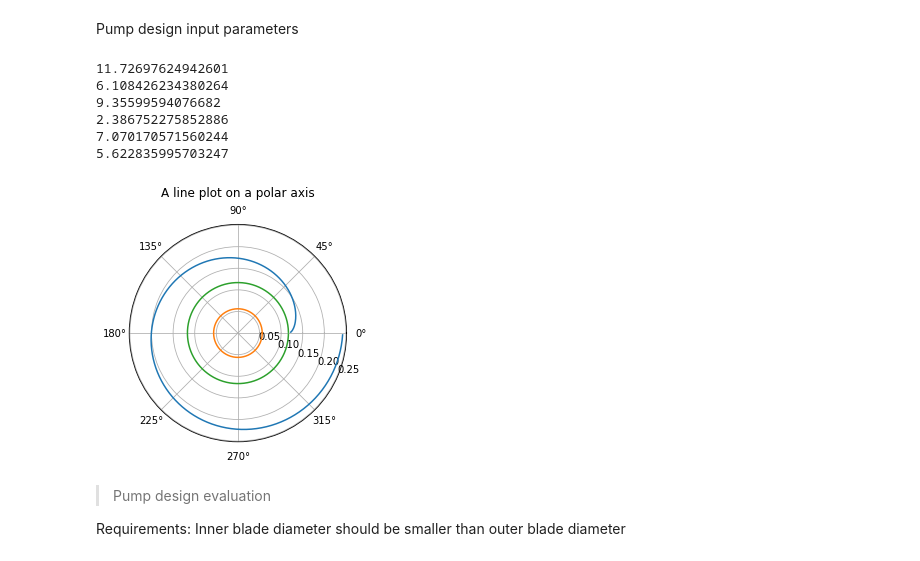
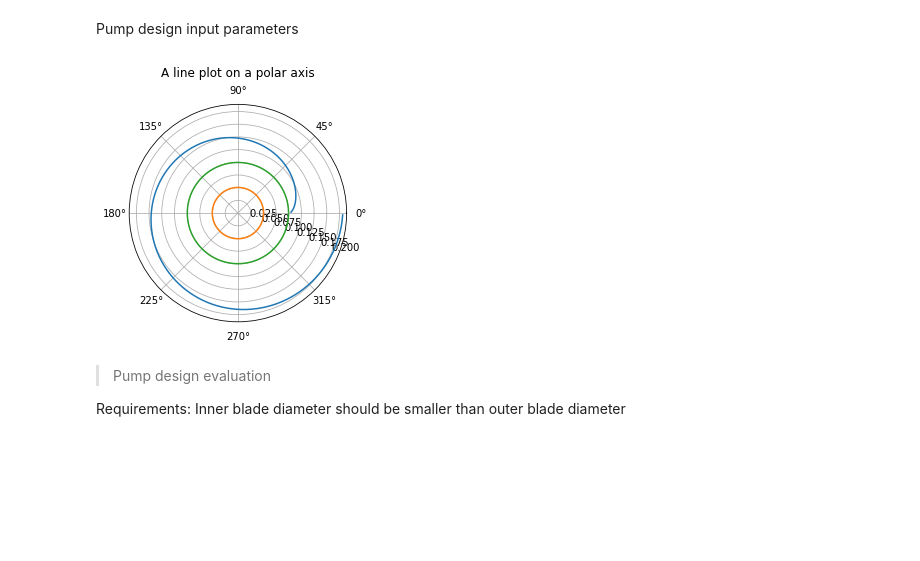
Before and after one commit to jurgbn/centrifugal_pump, a Jupyter notebook: 00_core.ipynb, the cells around one changed output. Saved outputs shown, nothing was run; the diff lists cells and outputs as text; code cells hidden in the pictures; blank space fills up the shorter version.

```diff
--- a/00_core.ipynb
+++ b/00_core.ipynb
@@ -12,15 +12,15 @@ from nbdev.showdoc import *
 # %% [markdown]
 Pump performance specification:
 # %%
-pump_flow = 0.065
-pump_head = 11
+pump_flow = 0.054
+pump_head = 8
 pump_rpm = 1200
 # %% [markdown]
 Pump design input parameters
 # %%
-blade_outlet_angle = 23
+blade_outlet_angle = 30
 number_of_blades = 6
-inlet_impeller_hub_diameter = 0.04
+inlet_impeller_hub_diameter = 0.00
 incidence = 0
 # %%
 #|export
@@ -191,19 +191,14 @@ class PumpDesign:
 
         return pump_design_parameters
 # %%
-design = PumpDesign(fluid="INCOMP::Water", Q_d=pump_flow, H_d=pump_head, n_d=pump_rpm)
+design = PumpDesign(fluid="INCOMP::Water", Q_d=pump_flow, H_d=pump_head, n_d=pump_rpm, flow_coefficient_phi=0.08)
 pump = design.pump_design(blade_outlet_angle_deg=blade_outlet_angle,
-                        number_of_blades=number_of_blades,
-                        inlet_impeller_hub_diameter=inlet_impeller_hub_diameter,
-                        incidence=0)
+                            number_of_blades=number_of_blades,
+                            inlet_impeller_hub_diameter=0.03,
+                            incidence=0,
+                            plot_figure=True)
 # %% [output]
-11.72697624942601
-6.108426234380264
-9.35599594076682
-2.386752275852886
-7.070170571560244
-5.622835995703247
-[figure, old version]
+[figure, new version]
 # %% [markdown]
 > Pump design evaluation
 
```
Also changed, not shown: parts of 7 cells of this notebook.
